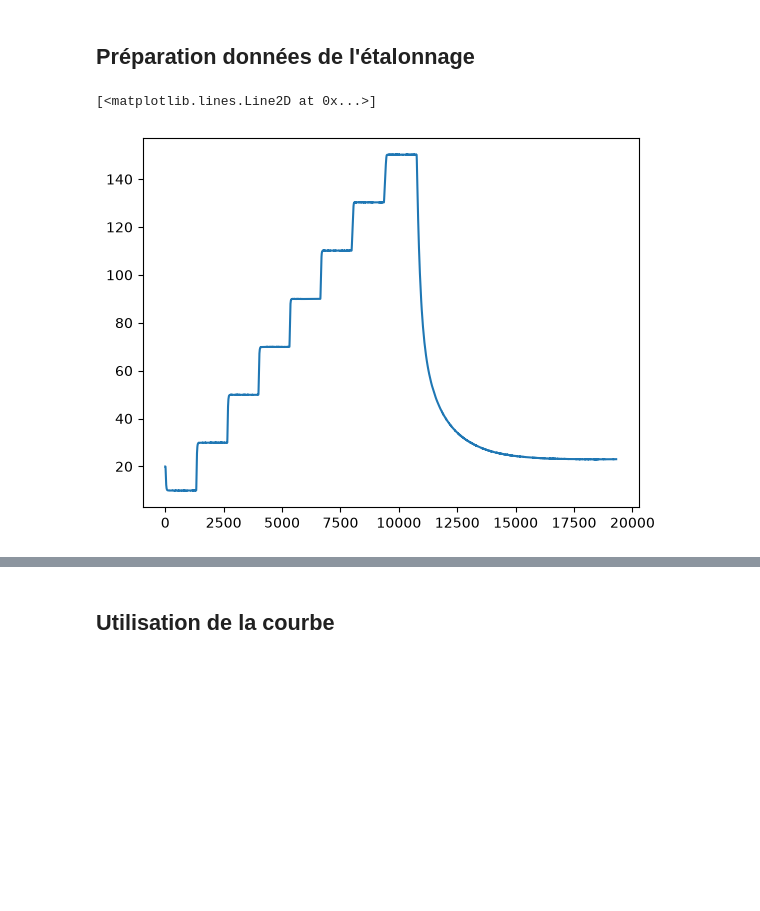
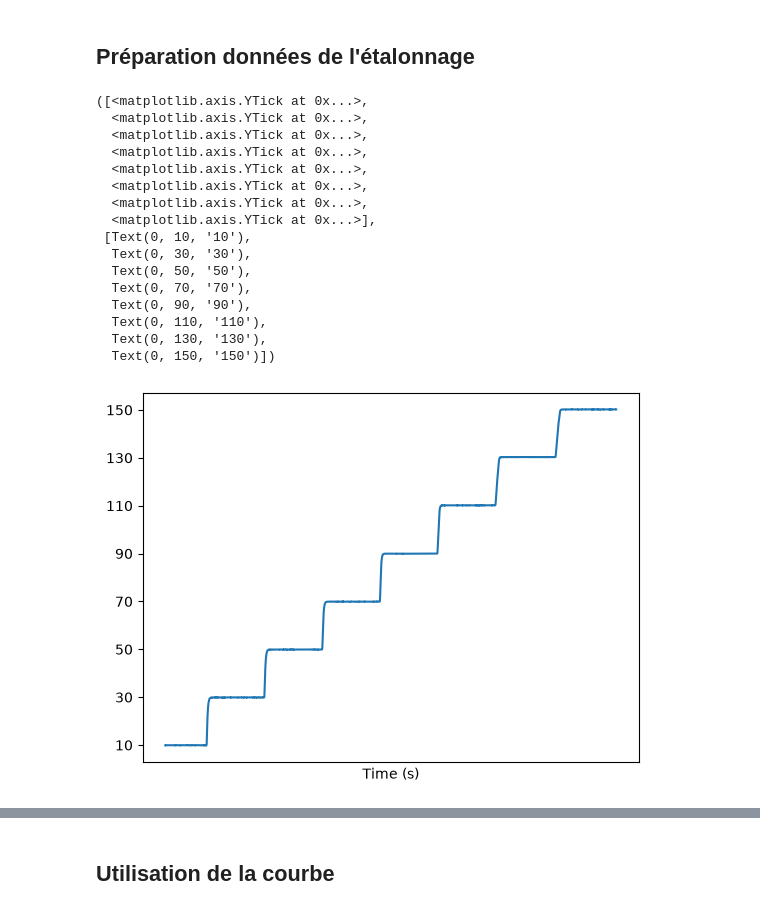
Before and after one commit to Dimaxion/LinearCalibrationMethod, a Jupyter notebook: Etalonnage_test.ipynb, the cells around one changed output, grey strips where cells are left out. Cells and saved outputs as stored; diff of their text form; code cells hidden in the pictures; blank space fills up the shorter version.

```diff
--- a/Etalonnage.ipynb
+++ b/Etalonnage_test.ipynb
@@ -58,0 +14,17 @@ def h5_to_df(data : h5py.h5) : # Chargement des données h5 dans un DataFrames
+# %%
+def find_end_calibration(data,index_max_data) :
+
+    """
+    Détermine l'index de la fin de la calibration en supposant que la température maximal mesurée est dans le dernier palier
+
+    Args:
+        data (dataframe) : Mesure des température de l'étalonnage.
+        index_max_data (int) : index de la valeur de température la plus haute mesurée.
+
+    """
+    ## Calcul de la différence entre la température maximale et les température suivante
+    diff = [data[index_max_data]-i for i in data[index_max_data:]]
+    ## Détermine quand la différence passe au dessus d'une valeur fixé arbitrairement (ici 0.1)
+    index_end = index_max_data+np.where(np.array(diff) > 0.1)[0][0]
+
+    return index_end
@@ -59,31 +81,47 @@ def h5_to_df(data : h5py.h5) : # Chargement des données h5 dans un DataFrames
 # %%
+## Chemin d'accès du fichier h5 contenant les informations d'étalonnages
 path = r"C:\Users\yseyve\Documents\scripts\LinearCalibrationMethod\examples_calibration\Scan_20260113_17_57_54.h5"
-plateau = [10,30,50,70,90,110,130,150] ## Température d'étalonnage
-
-## Importation données brut
-File = h5py.File(path,'r')
+## Température des plateaux d'étalonnages
+plateau = [10,30,50,70,90,110,130,150]
 
 ## Choix des données traitées
 start = 0
 stop = -1
 
-## Création dictionnaire des variables à récupérer
-data_in = [("time","02",start,stop),("Voltage","00",start,stop),\
-           ("Voltage","01",start,stop),("Pression","02",start,stop),\
-           ("Température","01",start,stop),("Température","02",start,stop),\
-           ("Température","03",start,stop),("Température","04",start,stop),\
-           ("Température","05",start,stop),\
-           ("Température","07",start,stop),("Température","08",start,stop),\
-           ("Température","09",start,stop),("Température","10",start,stop)]
+## Carctérisation des type de mesure (ici que des températures)
+data_in = [("Température","00","01",start,stop),("Température","00","02",start,stop),\
+           ("Température","00","03",start,stop),("Température","00","04",start,stop),\
+           ("Température","00","05",start,stop),\
+           ("Température","00","07",start,stop),("Température","00","08",start,stop),\
+           ("Température","00","09",start,stop),("Température","00","10",start,stop)]
 
-df_data= h5_to_df(data_in)
+df_data= h5_to_df(path,data_in)
+df_data.reset_index(inplace = True,drop=True) ## Reset l'index du Dataframes
 # %% [markdown]
 ## Préparation données de l'étalonnage
 # %%
 plt.plot(df_data["CH01"])
+plt.xticks([])
+plt.xlabel("Time (s)")
+plt.yticks(plateau)
 # %% [output]
-[<matplotlib.lines.Line2D at 0x...>]
+([<matplotlib.axis.YTick at 0x...>,
+  <matplotlib.axis.YTick at 0x...>,
+  <matplotlib.axis.YTick at 0x...>,
+  <matplotlib.axis.YTick at 0x...>,
+  <matplotlib.axis.YTick at 0x...>,
+  <matplotlib.axis.YTick at 0x...>,
+  <matplotlib.axis.YTick at 0x...>,
+  <matplotlib.axis.YTick at 0x...>],
+ [Text(0, 10, '10'),
+  Text(0, 30, '30'),
+  Text(0, 50, '50'),
+  Text(0, 70, '70'),
+  Text(0, 90, '90'),
+  Text(0, 110, '110'),
+  Text(0, 130, '130'),
+  Text(0, 150, '150')])
-[figure, old version]
+[figure, new version]
 # %%
 def delete_usless_data(data) :
 
```
Also changed, not shown: parts of 6 cells of this notebook.
